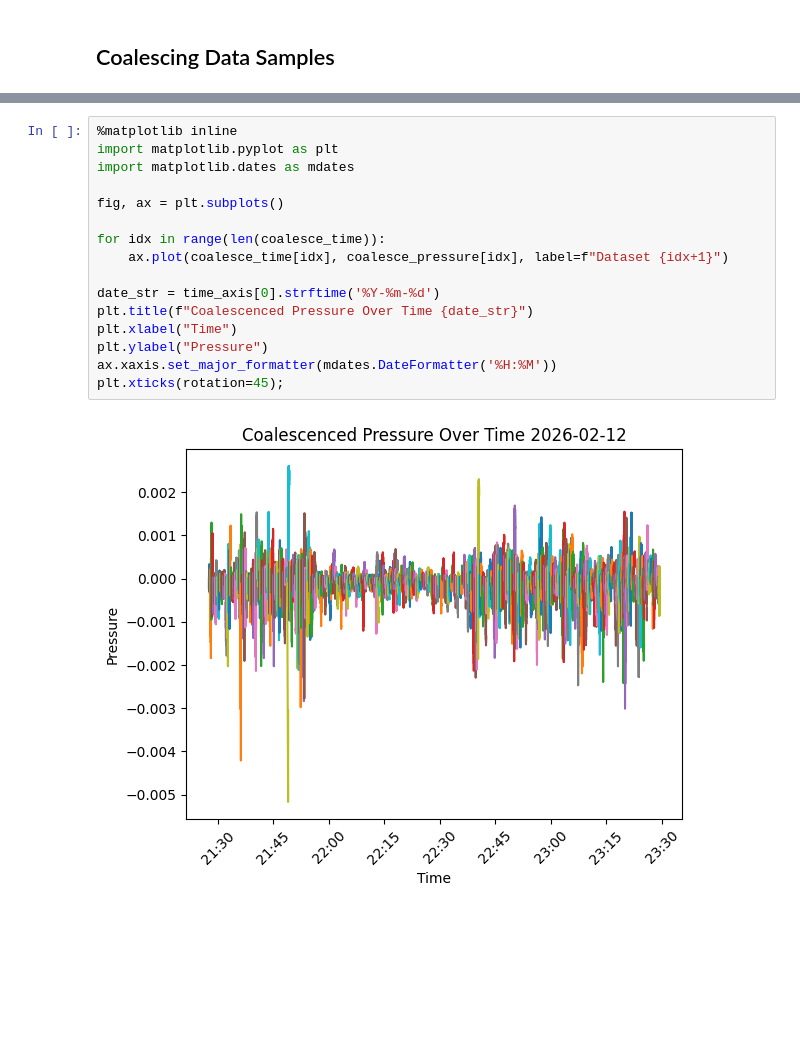
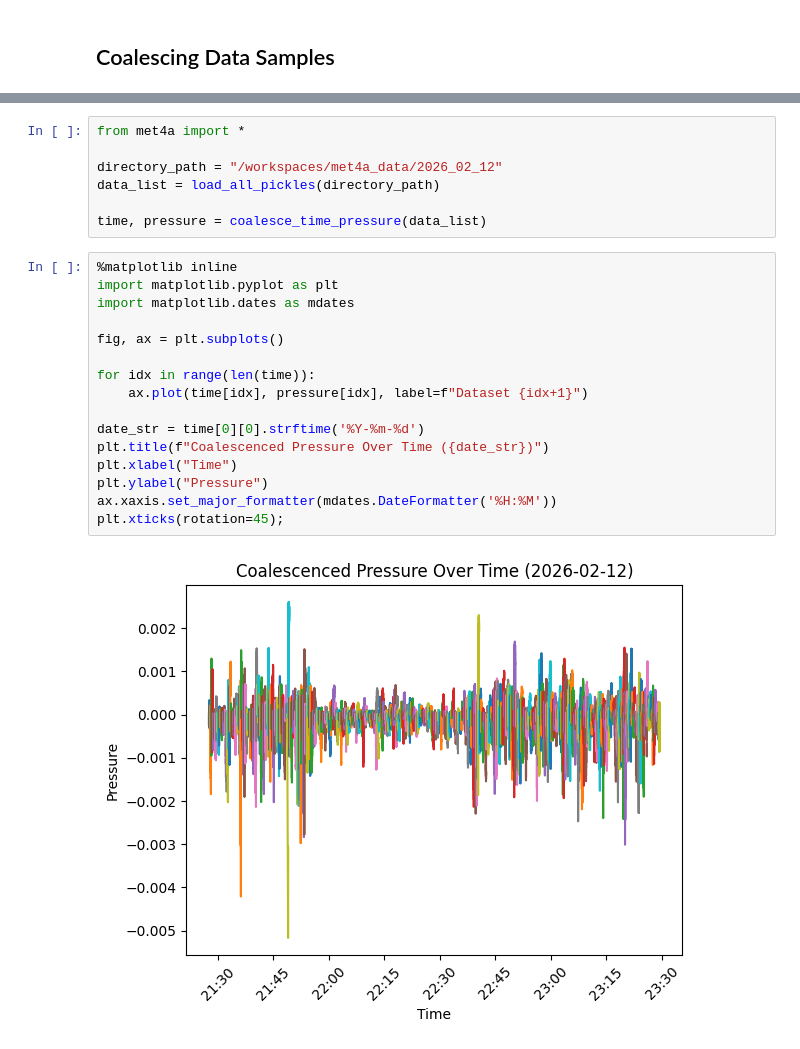
Before and after one commit to kartographer/met4a_data, a Jupyter notebook: notebooks/extract_data.ipynb, the cells around one changed output, grey strips where cells are left out. Drawn from its saved outputs; the diff is of its cells as text; blank space fills up the shorter version.

```diff
--- a/notebooks/extract_data.ipynb
+++ b/notebooks/extract_data.ipynb
@@ -73,18 +56,25 @@ Timestamp('2026-02-12 21:27:35.982270956')
+# %%
+from met4a import *
+
+directory_path = "/workspaces/met4a_data/2026_02_12"
+data_list = load_all_pickles(directory_path)
+
+time, pressure = coalesce_time_pressure(data_list)
 # %%
 %matplotlib inline
 import matplotlib.pyplot as plt
 import matplotlib.dates as mdates
 
 fig, ax = plt.subplots()
 
-for idx in range(len(coalesce_time)):
-    ax.plot(coalesce_time[idx], coalesce_pressure[idx], label=f"Dataset {idx+1}")
+for idx in range(len(time)):
+    ax.plot(time[idx], pressure[idx], label=f"Dataset {idx+1}")
 
-date_str = time_axis[0].strftime('%Y-%m-%d')
-plt.title(f"Coalescenced Pressure Over Time {date_str}")
+date_str = time[0][0].strftime('%Y-%m-%d')
+plt.title(f"Coalescenced Pressure Over Time ({date_str})")
 plt.xlabel("Time")
 plt.ylabel("Pressure")
 ax.xaxis.set_major_formatter(mdates.DateFormatter('%H:%M'))
 plt.xticks(rotation=45);
 # %% [output]
-[figure, old version]
+[figure, new version]
```
Also changed, not shown: parts of 5 cells of this notebook, 1 other file.
